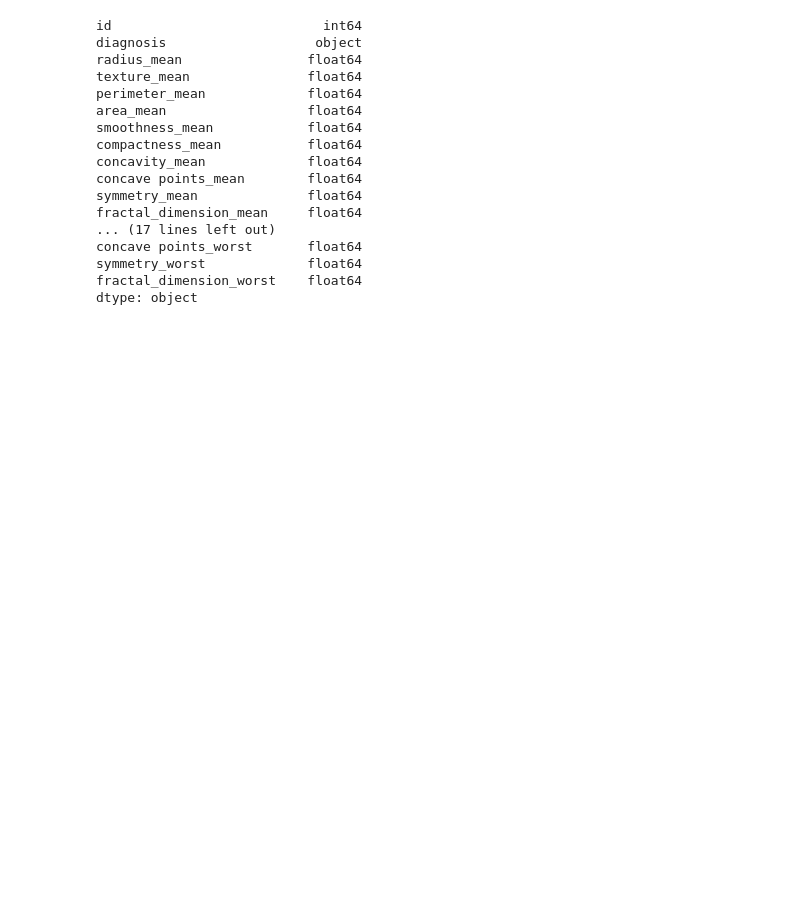
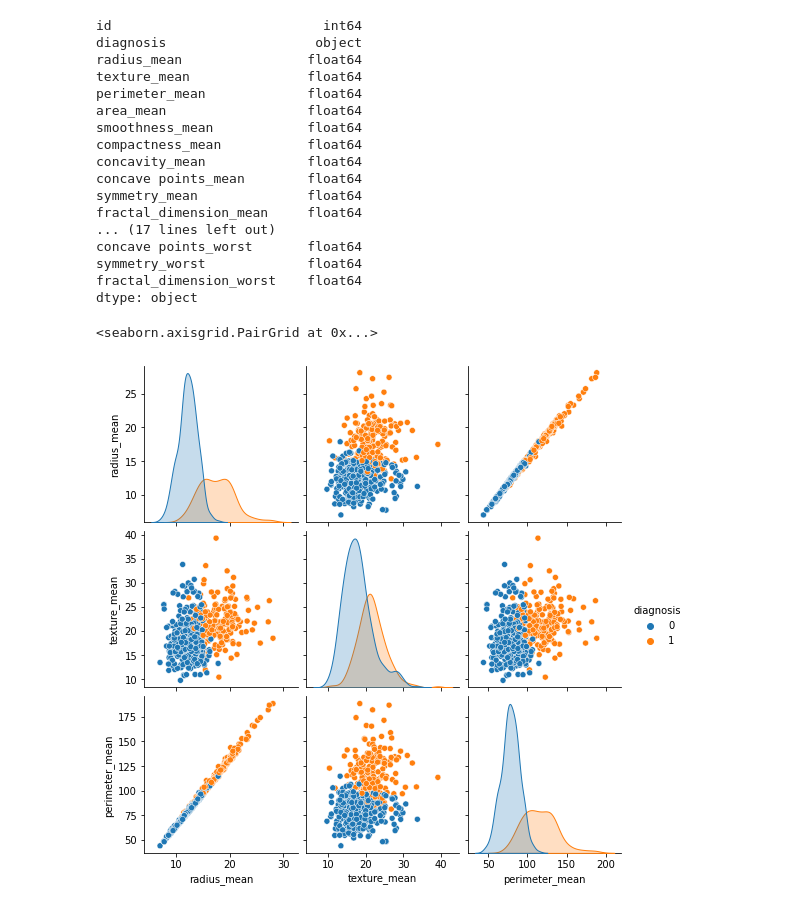
Before and after one commit to Obiorah-Paul/Cs50-Project0, a Jupyter notebook: breast_cancer_detection_using_machine_learning_and_python.ipynb, the cells around one changed output. Saved outputs shown, nothing was run; the diff lists cells and outputs as text; code cells hidden in the pictures; blank space fills up the shorter version.

```diff
--- a/breast_cancer_detection_using_machine_learning_and_python.ipynb
+++ b/breast_cancer_detection_using_machine_learning_and_python.ipynb
@@ -93,3 +93,14 @@ concave points_worst       float64
 symmetry_worst             float64
 fractal_dimension_worst    float64
 dtype: object
+# %%
+#encode the categorical data value
+from sklearn.preprocessing import LabelEncoder
+LabelEncoder_Y = LabelEncoder()
+df.iloc[:,1] = LabelEncoder_Y.fit_transform(df.iloc[:,1].values)
+# %%
+#Create a pair plot
+sns.pairplot(df.iloc[:,1:5], hue= 'diagnosis')
+# %% [output]
+<seaborn.axisgrid.PairGrid at 0x...>
+[figure, added]
```
Also changed, not shown: parts of 10 cells of this notebook.
